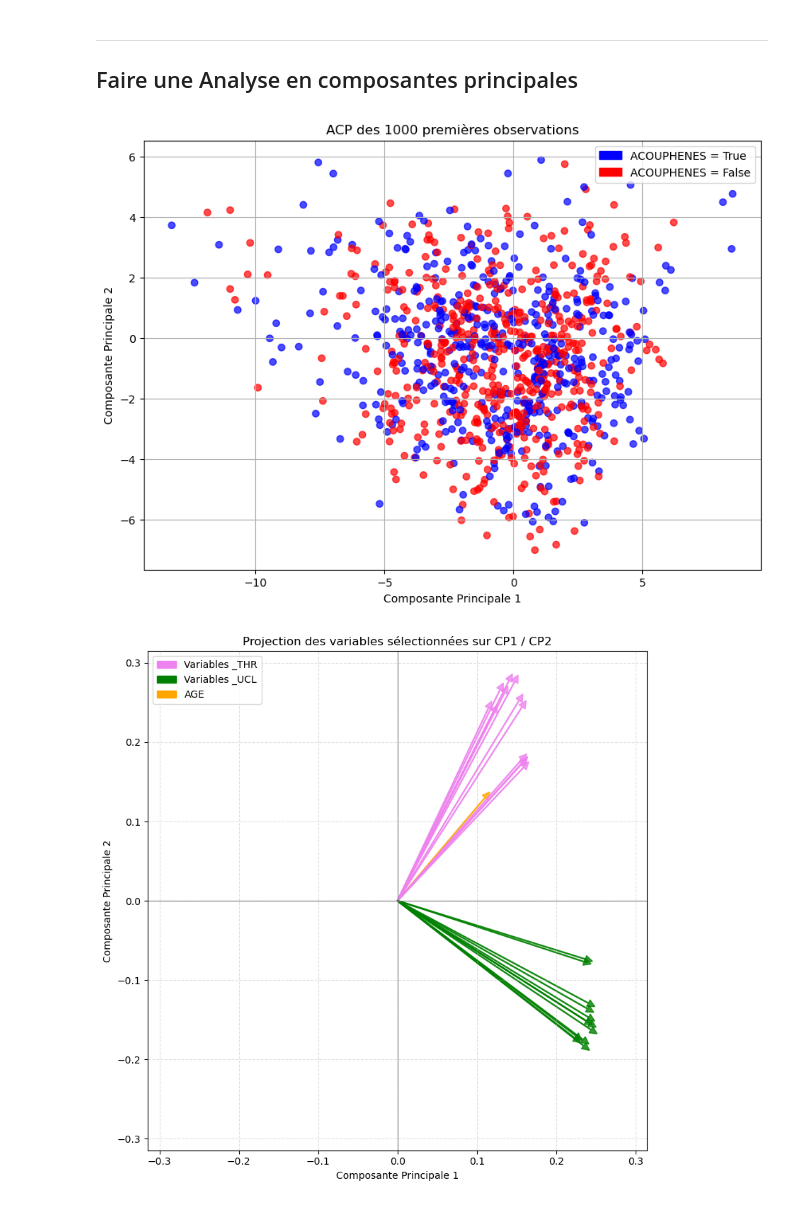
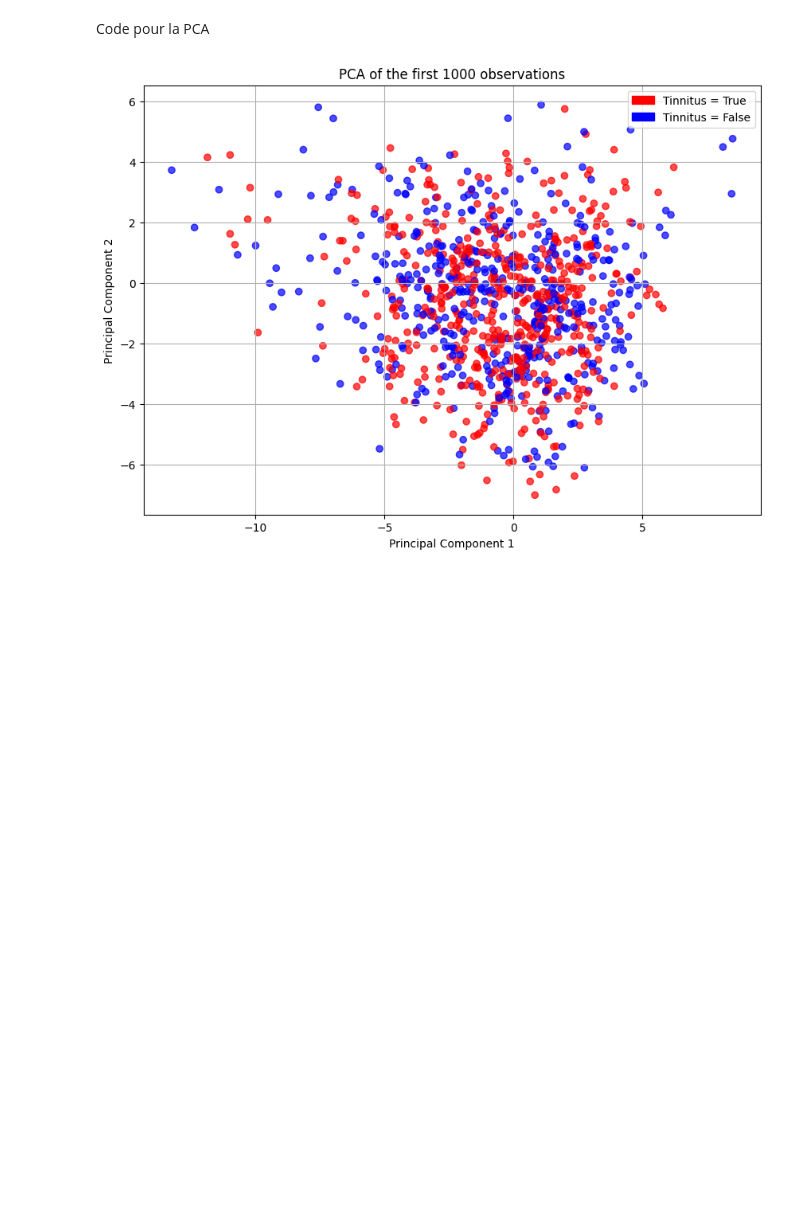
Before and after one commit to FrancisLabrele/GRAM-ANALYTICS, a Jupyter notebook: Analyses/EDA/PCA.ipynb, the cells around one changed output. Drawn from its saved outputs; the diff is of its cells as text; code cells hidden in the pictures; blank space fills up the shorter version.

```diff
--- a/Analyses/EDA/PCA.ipynb
+++ b/Analyses/EDA/PCA.ipynb
@@ -3,3 +1,5 @@
+# %% [markdown]
+Code pour la PCA
 # %%
 import pandas as pd
 import numpy as np
@@ -10,83 +9,36 @@ import matplotlib.patches as mpatches
-# %% [markdown]
----
-## Faire une Analyse en composantes principales
 # %%
 df = pd.read_csv('../../Data/Cleaned_Dataframe.csv',sep=';')
 df = df.dropna()
 X = df.drop(columns=['ACOUPHENES'])
 X_numeric = X.select_dtypes(include=[np.number])
 
 # 2. Standardisation
 scaler = StandardScaler()
 X_scaled = scaler.fit_transform(X_numeric)
 
 # 3. Réalisation de l'ACP
 pca = PCA(n_components=2)
 components = pca.fit_transform(X_scaled)
 
 # 4. Préparation des données pour l'affichage des 1000 premières observations
 n = min(1000, components.shape[0])
 pc1 = components[:n, 0]
 pc2 = components[:n, 1]
 colors = ['blue' if val else 'red' for val in df['ACOUPHENES'].iloc[:n]]
 
-# 5. Affichage
+import matplotlib.patches as mpatches
+
 plt.figure(figsize=(10, 7))
 plt.scatter(pc1, pc2, c=colors, alpha=0.7)
-plt.xlabel('Composante Principale 1')
-plt.ylabel('Composante Principale 2')
-plt.title('ACP des 1000 premières observations')
-# Légende personnalisée
-blue_patch = mpatches.Patch(color='blue', label='ACOUPHENES = True')
-red_patch = mpatches.Patch(color='red', label='ACOUPHENES = False')
+plt.xlabel('Principal Component 1')
+plt.ylabel('Principal Component 2')
+plt.title('PCA of the first 1000 observations')
+
+# Custom legend
+blue_patch = mpatches.Patch(color='red', label='Tinnitus = True')
+red_patch = mpatches.Patch(color='blue', label='Tinnitus = False')
 plt.legend(handles=[blue_patch, red_patch])
 plt.grid(True)
 plt.show()
-
-
-# 1) loadings bruts (coordonnées dans [−1,1])
-loadings = pca.components_.T   # shape = (n_variables, 2)
-
-# 2) Préparation de la figure
-fig, ax = plt.subplots(figsize=(8,8))
-lim = np.max(np.abs(loadings)) * 1.1
-ax.set_xlim(-lim, lim)
-ax.set_ylim(-lim, lim)
-ax.axhline(0, color='grey', linewidth=0.8)
-ax.axvline(0, color='grey', linewidth=0.8)
-ax.grid(True, linestyle='--', alpha=0.4)
-ax.set_aspect('equal', 'box')
-
-# 3) Tracé des flèches colorées sans texte
-for i, var in enumerate(X_numeric.columns):
-    if var.endswith('_THR'):
-        col = 'violet'
-    elif var.endswith('_UCL'):
-        col = 'green'
-    elif var == 'AGE':
-        col = 'orange'
-    else:
-        continue
-
-    x, y = loadings[i, 0], loadings[i, 1]
-    ax.arrow(0, 0, x, y,
-             head_width=0.03*lim, head_length=0.03*lim,
-             length_includes_head=True,
-             color=col, alpha=0.8)
-
-# 4) Légende manuelle
-thr_patch = mpatches.Patch(color='violet', label='Variables _THR')
-ucl_patch = mpatches.Patch(color='green', label='Variables _UCL')
-age_patch = mpatches.Patch(color='orange', label='AGE')
-ax.legend(handles=[thr_patch, ucl_patch, age_patch], loc='upper left')
-
-# 5) Titres
-ax.set_xlabel('Composante Principale 1')
-ax.set_ylabel('Composante Principale 2')
-ax.set_title('Projection des variables sélectionnées sur CP1 / CP2')
-
-plt.tight_layout()
-plt.show()
 # %% [output]
-[figure, old version]
+[figure, new version]
-[figure, removed]
```
Also changed, not shown: parts of 4 cells of this notebook.
